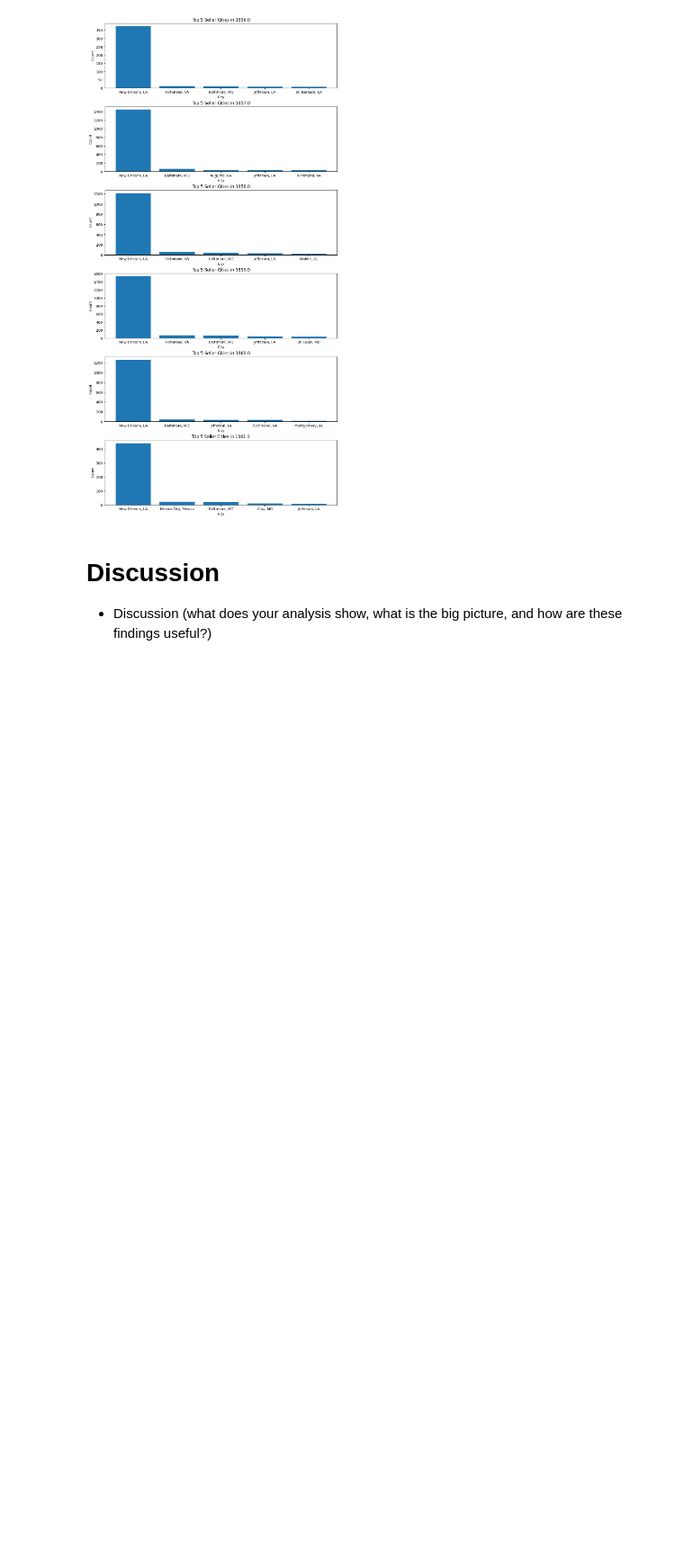
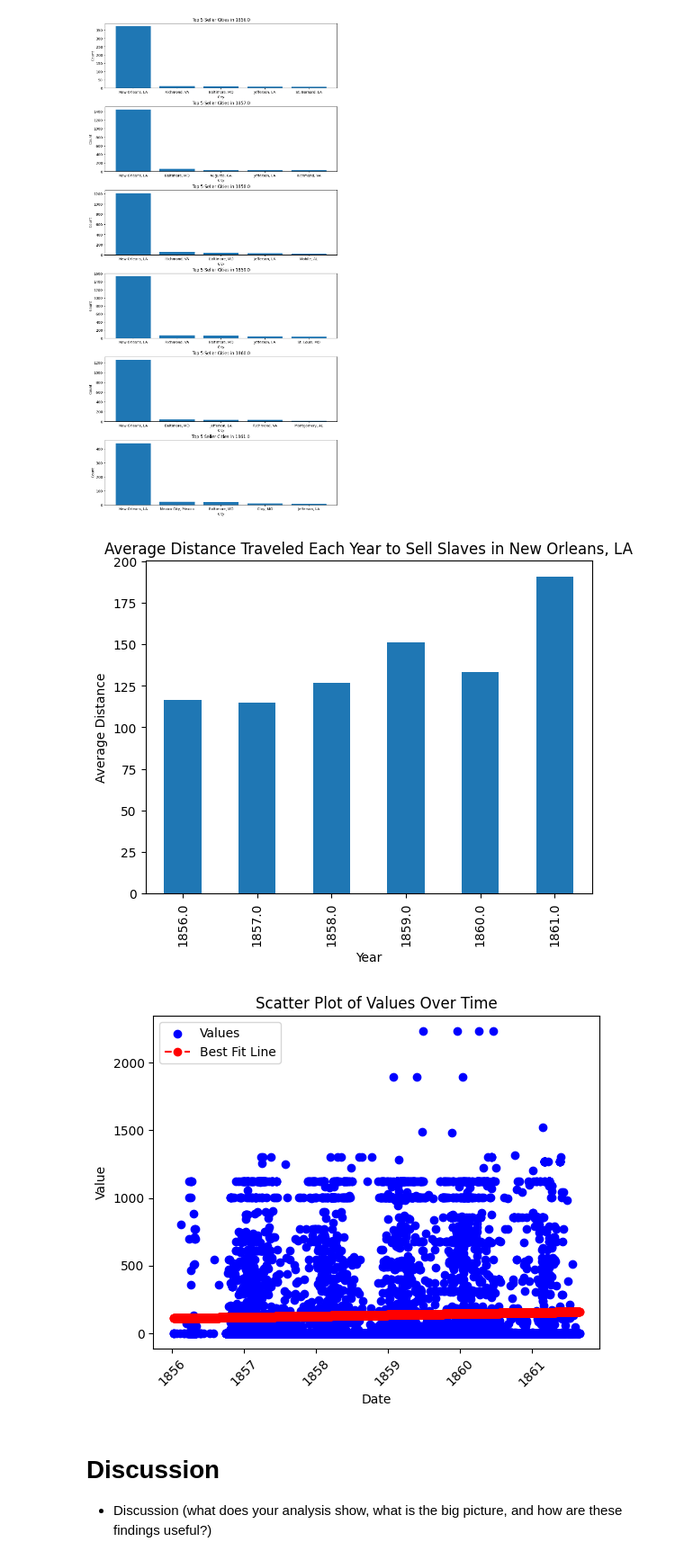
Before and after one commit to andrea-hayes/Research_Final_Project, a Jupyter notebook: slavery_analysis.ipynb, the cells around one changed output. Shown at 90% size. Cells and saved outputs as stored; diff of their text form; code cells hidden in the pictures; blank space fills up the shorter version.

Commit message:
add some new plots

```diff
--- a/slavery_analysis.ipynb
+++ b/slavery_analysis.ipynb
@@ -158,3 +179,72 @@ plt.show()
+# %%
+# print(slavery_data.shape[0])
+slavery_data_with_distances = pd.merge(slavery_data, distance_data, left_on='Seller.Origin', right_on='City', how='left')
+# print(slavery_data_with_distances.shape[0])
+slavery_data_with_distances = slavery_data_with_distances.dropna(subset=['Distance'])
+slavery_data_with_distances['Distance'] = slavery_data_with_distances['Distance'].astype(int)
+# print(slavery_data_with_distances.shape[0])
+
+slavery_data_with_distances = slavery_data_with_distances[slavery_data_with_distances['Year'].isin(years)]
+
+#
+# Bar char by year
+#
+
+avg_distance_by_year = (slavery_data_with_distances
+    .groupby('Year')
+    ['Distance'].mean()
+    .reset_index()
+)
+
+avg_distance_by_year.plot(kind='bar', x='Year', y='Distance', legend=False)
+
+# Add labels and title
+plt.xlabel('Year')
+plt.ylabel('Average Distance')
+plt.title('Average Distance Traveled Each Year to Sell Slaves in New Orleans, LA')
+
+# Show the plot
+plt.show()
+
+#
+# Scatter plot with best fit line
+#
+
+# Create scatter plot
+plt.scatter(slavery_data_with_distances['Transaction.Date'], slavery_data_with_distances['Distance'], color='blue', label='Values')
+
+# Convert dates to numeric values (days since the first date)
+slavery_data_with_distances['Transaction.Date.Num'] = (slavery_data_with_distances['Transaction.Date'] - slavery_data_with_distances['Transaction.Date'].min()).dt.days
+
+# Fit line using numpy polyfit
+coefficients = np.polyfit(slavery_data_with_distances['Transaction.Date.Num'],
+                          slavery_data_with_distances['Distance'],
+                          1)  # Fit a 1st-degree polynomial (line)
+poly = np.poly1d(coefficients)
+x_range = np.arange(slavery_data_with_distances['Transaction.Date.Num'].min(),
+                    slavery_data_with_distances['Transaction.Date.Num'].max() + 1)
+y_fit = poly(x_range)
+
+# Convert x_range back to dates for plotting
+x_dates = slavery_data_with_distances['Transaction.Date'].min() + pd.to_timedelta(x_range, unit='D')
+
+# Plot best fit line
+plt.plot(x_dates, y_fit, color='red', linestyle='--', marker='o', label='Best Fit Line')
+
+# Add labels and title
+plt.xlabel('Date')
+plt.ylabel('Value')
+plt.title('Scatter Plot of Values Over Time')
+plt.legend()
+
+# Rotate x-axis labels for better readability
+plt.xticks(rotation=45)
+
+# Show the plot
+plt.show()
+# %% [output]
+[figure, added]
+[figure, added]
 # %% [markdown]
 # Discussion
 * Discussion (what does your analysis show, what is the big picture, and how are
```
Also changed, not shown: parts of 1 cell of this notebook, 3 other files.
